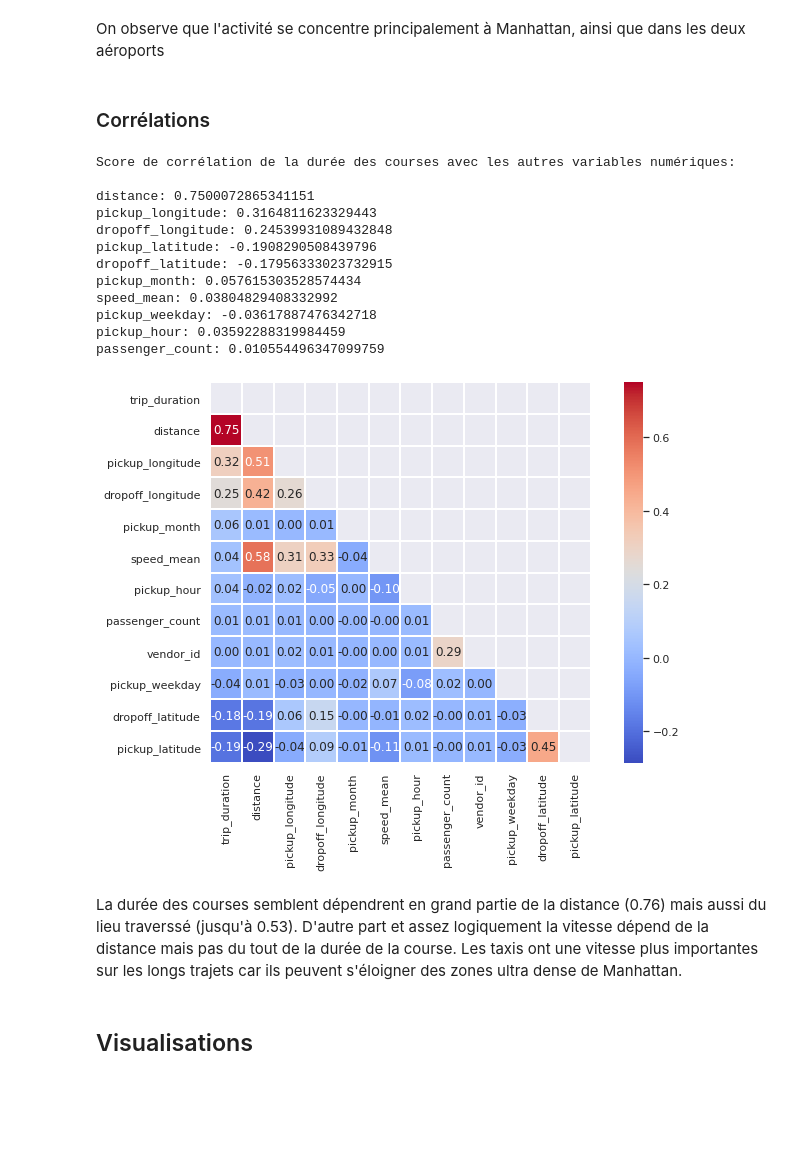
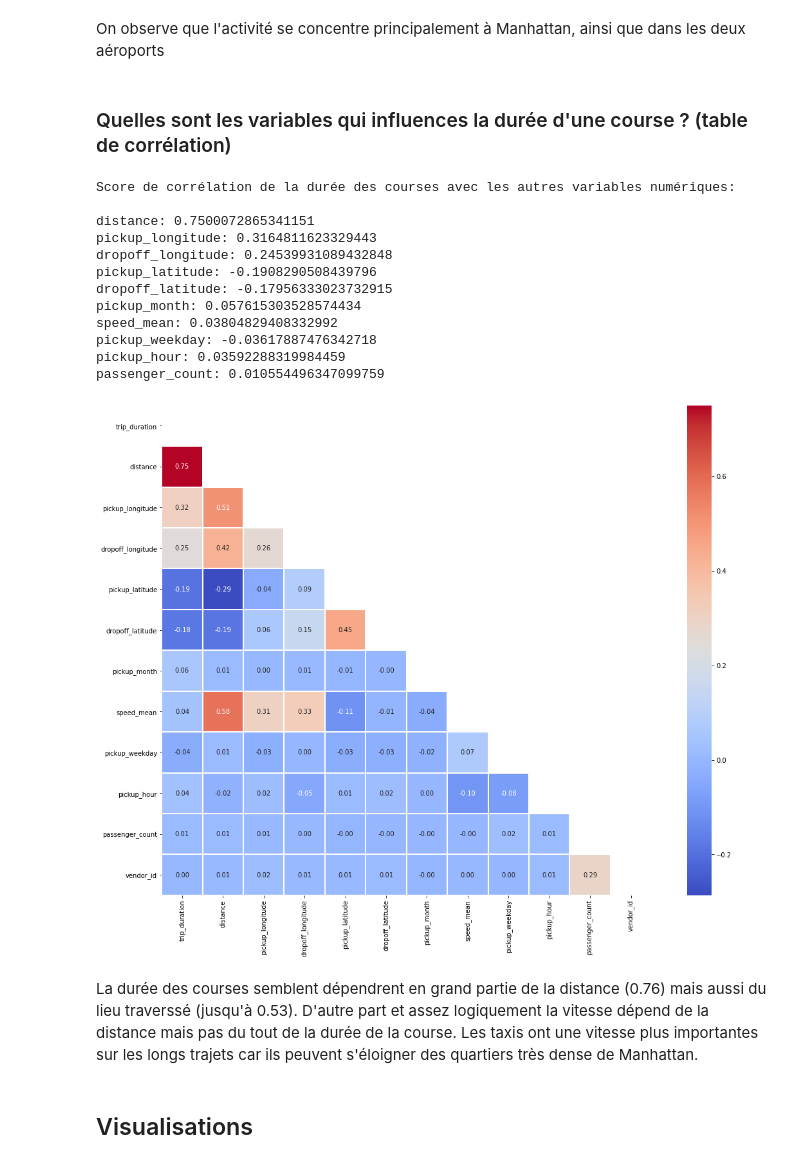
Before and after one commit to camillesauer/taxi, a Jupyter notebook: brief taxi.ipynb, the cells around one changed output. Saved outputs shown, nothing was run; the diff lists cells and outputs as text; code cells hidden in the pictures; blank space fills up the shorter version.

```diff
--- a/brief taxi.ipynb
+++ b/brief taxi.ipynb
@@ -75,3 +85,6 @@ train_df.head()
+# %%
+train_df["vendor_id"] = train_df["vendor_id"].astype("int64", copy=False)
+train_df["passenger_count"] = train_df["passenger_count"].astype("int64", copy=False)
 # %%
 kv("Nombre de lignes dupliquées", train_df.duplicated().sum())
 kv("Nombre de valeurs manquantes", train_df.isna().sum().sum())
@@ -294,50 +315,52 @@ plt.show()
 # %% [markdown]
 On observe que l'activité se concentre principalement à Manhattan, ainsi que dans les deux aéroports
-# %% [markdown]
-### Corrélations
+# %% [markdown]
+### Quelles sont les variables qui influences la durée d'une course ? (table de corrélation)
 # %%
-# Correlations to trip_duration
+# On ne sélectionne que les variables numériques
 corr = train_df.select_dtypes(include = ['float64', 'int64']).iloc[:, 1:].corr()
+# cast en dict et supression de trip_duration car c'est la variable que l'on va comparer aux autres
 cor_dict = corr['trip_duration'].to_dict()
 del cor_dict['trip_duration']
 print("Score de corrélation de la durée des courses avec les autres variables numériques:\n")
-for ele in sorted(cor_dict.items(), key = lambda x: -abs(x[1])):
-    print("{0}: {1}".format(*ele))
+# Tri décroissant des corrélations avec la valeur absolue, l'asterix permet de faire un unpack du tuple ele
+for ele in sorted(cor_dict.items(), key = lambda x: abs(x[1]), reverse = True):
+    print("{}: {}".format(*ele))
 
-# Correlation matrix heatmap
-corrmat = train_df.corr()
-plt.figure(figsize=(12, 7))
+# Correlation
+corrmat = train_df.corr().abs()
+plt.figure(figsize=(20, 14))
 
-# Number of variables for heatmap
-k = 100
+# on trie le heatmap sur la colonne trip_duration, la valeur de k est le nombre de lignes que doit retourner la fonction de tri corrmat.nlargest
+k = corr.shape[0]+1
 cols = corrmat.nlargest(k, 'trip_duration')['trip_duration'].index
+
+# on utilise un masque pour cacher la moitié des résultats qui sont redondants
 cm = np.corrcoef(train_df[cols].values.T)
-
-# Generate mask for upper triangle
 mask = np.zeros_like(cm, dtype=np.bool)
 mask[np.triu_indices_from(mask)] = True
 
-sns.set(font_scale=1)
-sns.heatmap(cm, mask=mask, cbar=True, annot=True, square=True,\
-                 fmt='.2f',annot_kws={'size': 12}, yticklabels=cols.values,\
+# annot : chiffre dans les cases, square : la grille utilise des carrés plutôt que des rectangle, fmt: précision après la virgule, x/yticklabels : affiche le nom des variables sur les axes, cmap : jeu de couleur, lw: bordure entre les cellules
+sns.heatmap(cm, mask=mask, annot=True, square=True,\
+                 fmt='.2f', yticklabels=cols.values,\
                  xticklabels=cols.values, cmap = 'coolwarm',lw = .1)
 plt.show()
 # %% [output]
 Score de corrélation de la durée des courses avec les autres variables numériques:
 
 distance: 0.7500072865341151
 pickup_longitude: 0.3164811623329443
 dropoff_longitude: 0.24539931089432848
 pickup_latitude: -0.1908290508439796
 dropoff_latitude: -0.17956333023732915
 pickup_month: 0.057615303528574434
 speed_mean: 0.03804829408332992
 pickup_weekday: -0.03617887476342718
 pickup_hour: 0.03592288319984459
 passenger_count: 0.010554496347099759
-[figure, old version]
+[figure, new version]
 # %% [markdown]
-La durée des courses semblent dépendrent en grand partie de la distance (0.76) mais aussi du lieu traverssé (jusqu'à 0.53). D'autre part et assez logiquement la vitesse dépend de la distance mais pas du tout de la durée de la course. Les taxis ont une vitesse plus importantes sur les longs trajets car ils peuvent s'éloigner des zones ultra dense de Manhattan.
+La durée des courses semblent dépendrent en grand partie de la distance (0.76) mais aussi du lieu traverssé (jusqu'à 0.53). D'autre part et assez logiquement la vitesse dépend de la distance mais pas du tout de la durée de la course. Les taxis ont une vitesse plus importantes sur les longs trajets car ils peuvent s'éloigner des quartiers très dense de Manhattan.
 # %% [markdown]
 ## Visualisations
 # %% [markdown]
```
Also changed, not shown: parts of 42 cells of this notebook.
